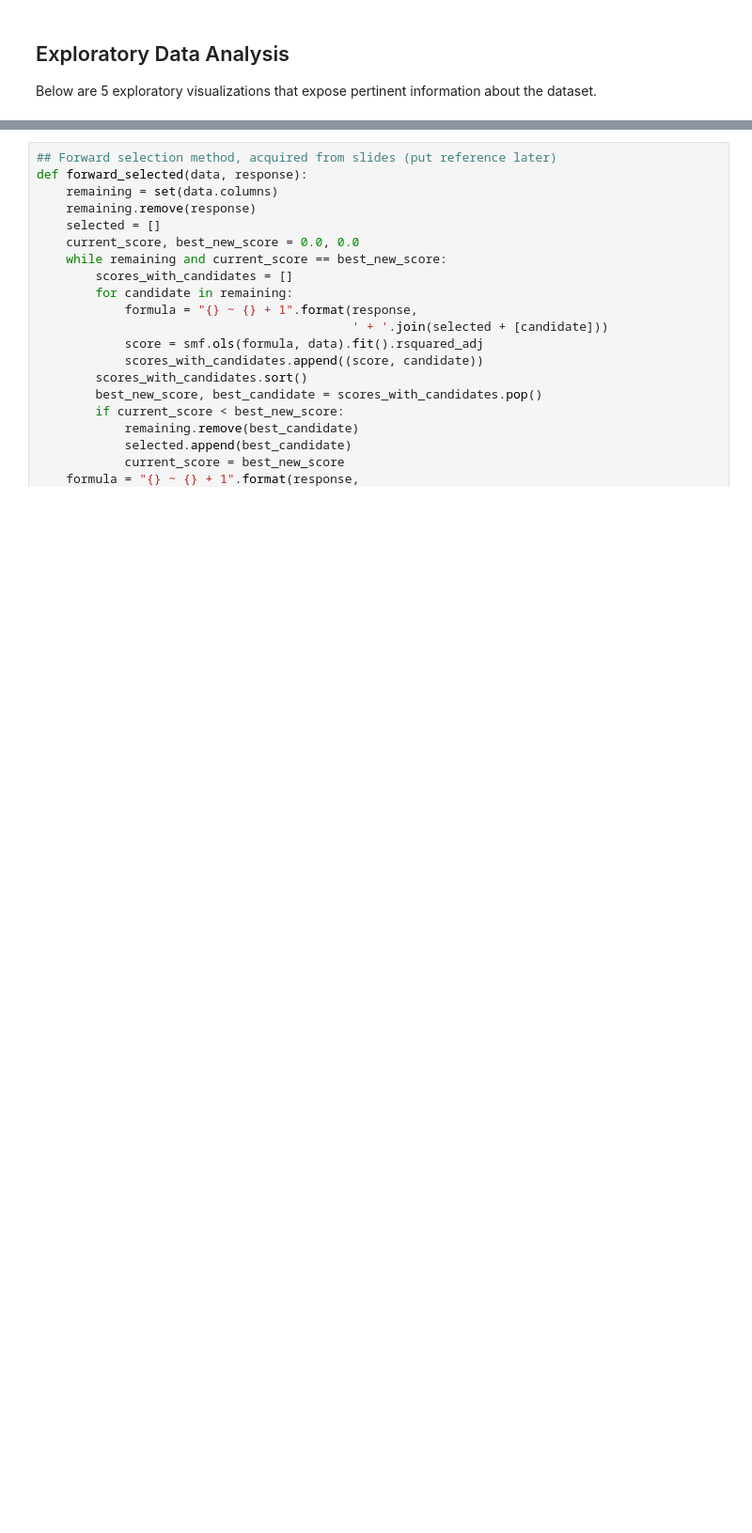
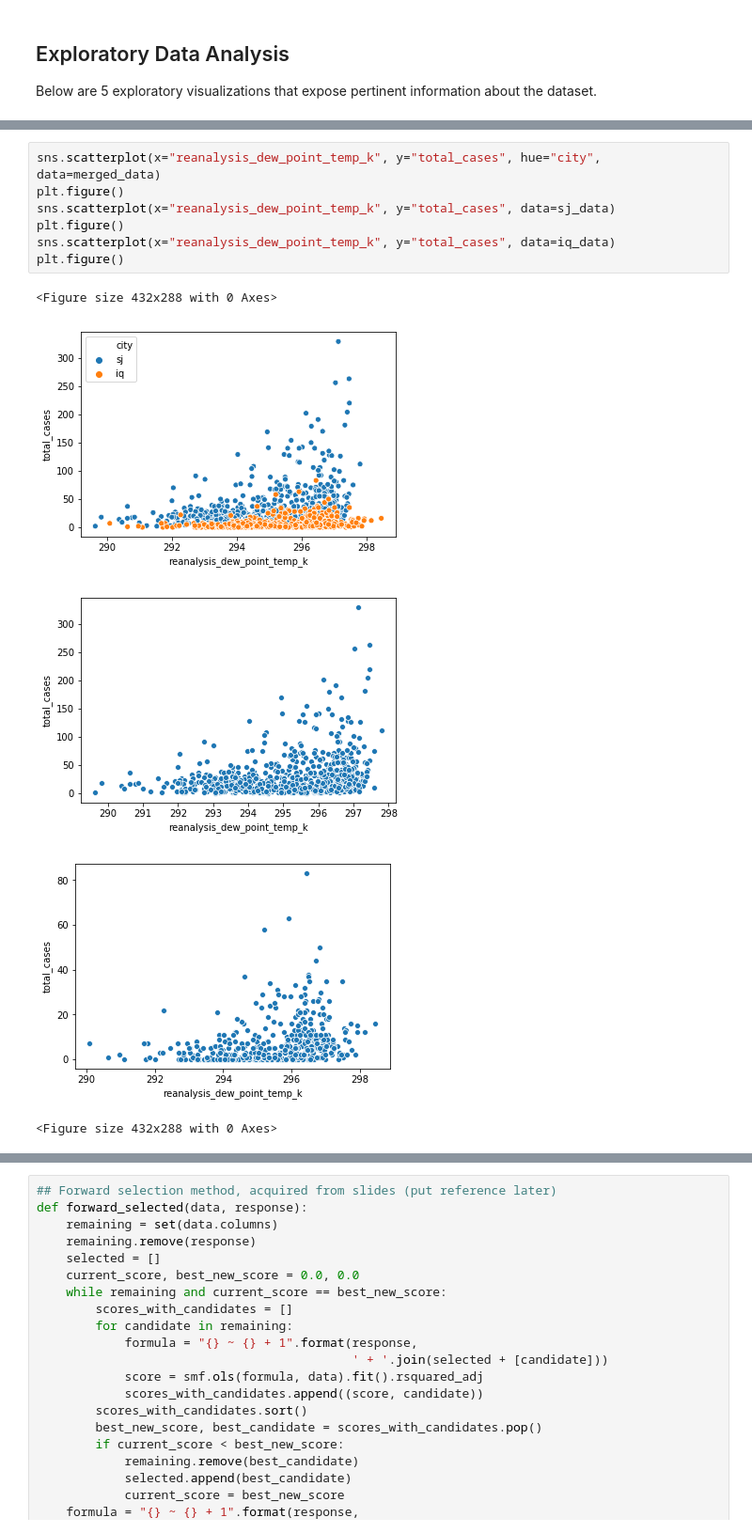
Before and after one commit to rheaxychen/dengue, a Jupyter notebook: exploration.ipynb, the cells around one changed output, grey strips where cells are left out. Shown at 94% size. Cells and saved outputs as stored; diff of their text form; blank space fills up the shorter version.

```diff
--- a/exploration.ipynb
+++ b/exploration.ipynb
@@ -148,0 +137,13 @@ merged_data.corr()
+# %%
+sns.scatterplot(x="reanalysis_dew_point_temp_k", y="total_cases", hue="city", data=merged_data)
+plt.figure()
+sns.scatterplot(x="reanalysis_dew_point_temp_k", y="total_cases", data=sj_data)
+plt.figure()
+sns.scatterplot(x="reanalysis_dew_point_temp_k", y="total_cases", data=iq_data)
+plt.figure()
+# %% [output]
+<Figure size 432x288 with 0 Axes>
+[figure, added]
+[figure, added]
+[figure, added]
+<Figure size 432x288 with 0 Axes>
```
Also changed, not shown: parts of 20 cells of this notebook.
